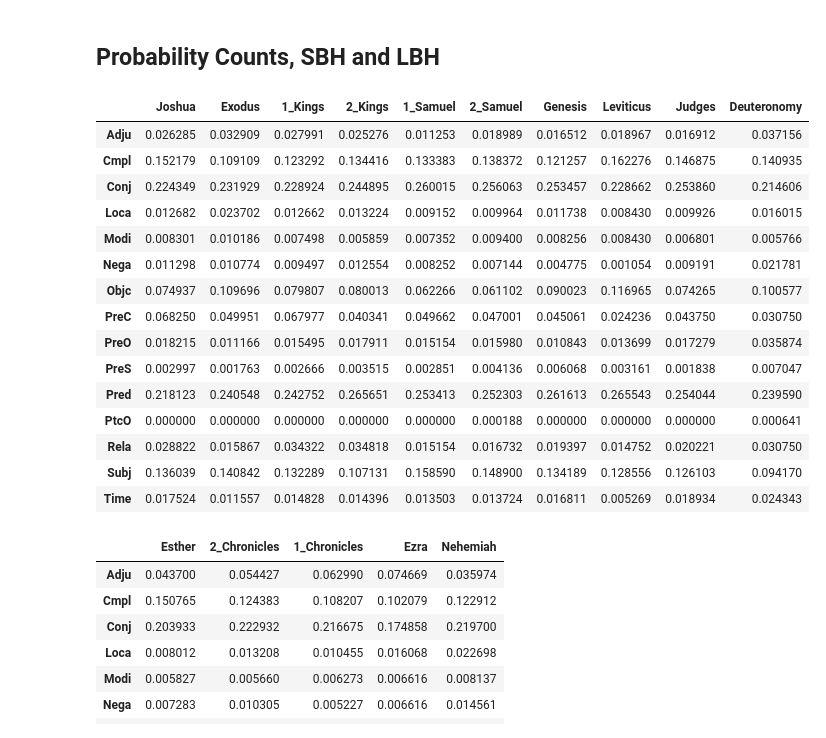
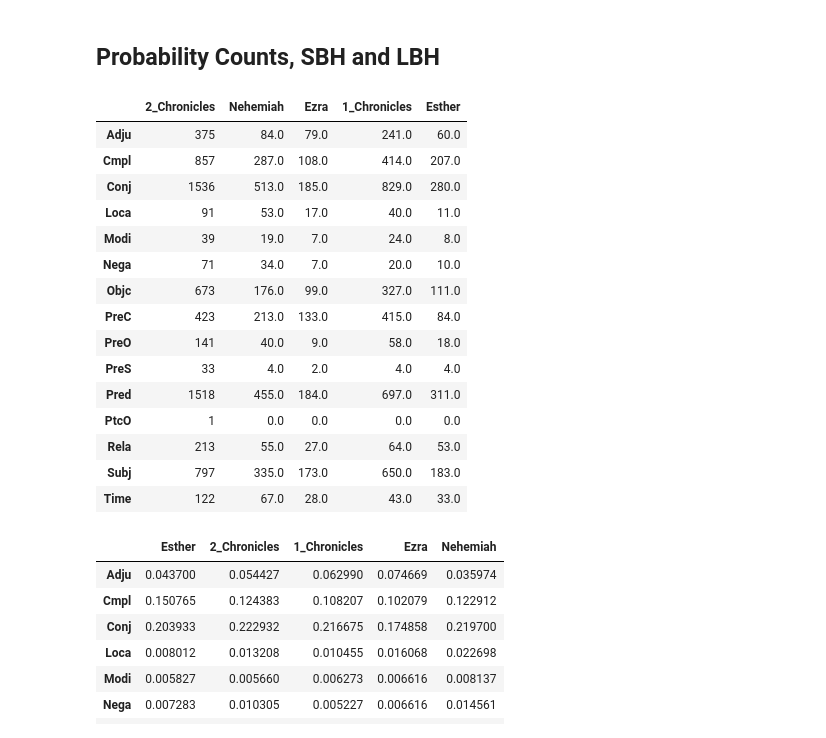
Before and after one commit to ETCBC/Probabilistic_Language_Change, a Jupyter notebook: cody_NB/Markov_Full_Throttle.ipynb, the cells around one changed output. Cells and saved outputs as stored; diff of their text form; code cells hidden in the pictures.

```diff
--- a/cody_NB/Markov_Full_Throttle.ipynb
+++ b/cody_NB/Markov_Full_Throttle.ipynb
@@ -254,24 +254,24 @@ function_freq, function_prob = make_counts(data['phrase_functions'])
 # %% [markdown]
 ## Probability Counts, SBH and LBH
 # %%
-function_prob[list(sbh_books)] # SBH
+function_freq[list(lbh_books)] # SBH
 # %% [output]
-|  | Joshua | Exodus | 1_Kings | 2_Kings | 1_Samuel | 2_Samuel | Genesis | Leviticus | Judges | Deuteronomy |
-| Adju | 0.026285 | 0.032909 | 0.027991 | 0.025276 | 0.011253 | 0.018989 | 0.016512 | 0.018967 | 0.016912 | 0.037156 |
-| Cmpl | 0.152179 | 0.109109 | 0.123292 | 0.134416 | 0.133383 | 0.138372 | 0.121257 | 0.162276 | 0.146875 | 0.140935 |
-| Conj | 0.224349 | 0.231929 | 0.228924 | 0.244895 | 0.260015 | 0.256063 | 0.253457 | 0.228662 | 0.253860 | 0.214606 |
-| Loca | 0.012682 | 0.023702 | 0.012662 | 0.013224 | 0.009152 | 0.009964 | 0.011738 | 0.008430 | 0.009926 | 0.016015 |
-| Modi | 0.008301 | 0.010186 | 0.007498 | 0.005859 | 0.007352 | 0.009400 | 0.008256 | 0.008430 | 0.006801 | 0.005766 |
-| Nega | 0.011298 | 0.010774 | 0.009497 | 0.012554 | 0.008252 | 0.007144 | 0.004775 | 0.001054 | 0.009191 | 0.021781 |
-| Objc | 0.074937 | 0.109696 | 0.079807 | 0.080013 | 0.062266 | 0.061102 | 0.090023 | 0.116965 | 0.074265 | 0.100577 |
-| PreC | 0.068250 | 0.049951 | 0.067977 | 0.040341 | 0.049662 | 0.047001 | 0.045061 | 0.024236 | 0.043750 | 0.030750 |
-| PreO | 0.018215 | 0.011166 | 0.015495 | 0.017911 | 0.015154 | 0.015980 | 0.010843 | 0.013699 | 0.017279 | 0.035874 |
-| PreS | 0.002997 | 0.001763 | 0.002666 | 0.003515 | 0.002851 | 0.004136 | 0.006068 | 0.003161 | 0.001838 | 0.007047 |
-| Pred | 0.218123 | 0.240548 | 0.242752 | 0.265651 | 0.253413 | 0.252303 | 0.261613 | 0.265543 | 0.254044 | 0.239590 |
-| PtcO | 0.000000 | 0.000000 | 0.000000 | 0.000000 | 0.000000 | 0.000188 | 0.000000 | 0.000000 | 0.000000 | 0.000641 |
-| Rela | 0.028822 | 0.015867 | 0.034322 | 0.034818 | 0.015154 | 0.016732 | 0.019397 | 0.014752 | 0.020221 | 0.030750 |
-| Subj | 0.136039 | 0.140842 | 0.132289 | 0.107131 | 0.158590 | 0.148900 | 0.134189 | 0.128556 | 0.126103 | 0.094170 |
-| Time | 0.017524 | 0.011557 | 0.014828 | 0.014396 | 0.013503 | 0.013724 | 0.016811 | 0.005269 | 0.018934 | 0.024343 |
+|  | 2_Chronicles | Nehemiah | Ezra | 1_Chronicles | Esther |
+| Adju | 375 | 84.0 | 79.0 | 241.0 | 60.0 |
+| Cmpl | 857 | 287.0 | 108.0 | 414.0 | 207.0 |
+| Conj | 1536 | 513.0 | 185.0 | 829.0 | 280.0 |
+| Loca | 91 | 53.0 | 17.0 | 40.0 | 11.0 |
+| Modi | 39 | 19.0 | 7.0 | 24.0 | 8.0 |
+| Nega | 71 | 34.0 | 7.0 | 20.0 | 10.0 |
+| Objc | 673 | 176.0 | 99.0 | 327.0 | 111.0 |
+| PreC | 423 | 213.0 | 133.0 | 415.0 | 84.0 |
+| PreO | 141 | 40.0 | 9.0 | 58.0 | 18.0 |
+| PreS | 33 | 4.0 | 2.0 | 4.0 | 4.0 |
+| Pred | 1518 | 455.0 | 184.0 | 697.0 | 311.0 |
+| PtcO | 1 | 0.0 | 0.0 | 0.0 | 0.0 |
+| Rela | 213 | 55.0 | 27.0 | 64.0 | 53.0 |
+| Subj | 797 | 335.0 | 173.0 | 650.0 | 183.0 |
+| Time | 122 | 67.0 | 28.0 | 43.0 | 33.0 |
 # %%
 function_prob[list(lbh_books)] # LBH
 # %% [output]
```
Also changed, not shown: parts of 1 cell of this notebook, 1 other file.
